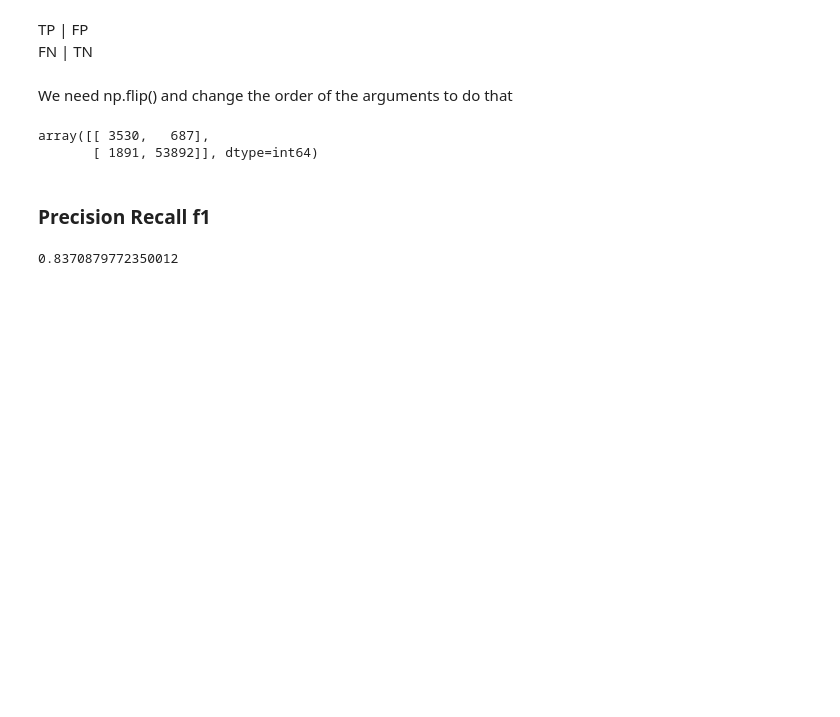
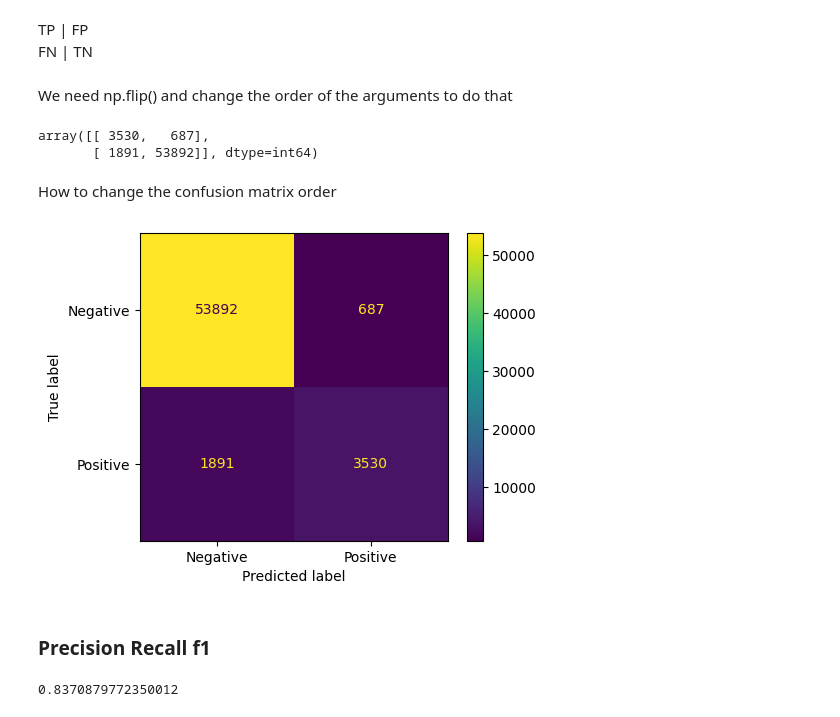
Before and after one commit to Biber76/MachineLearning, a Jupyter notebook: Classification.ipynb, the cells around one changed output. Drawn from its saved outputs; the diff is of its cells as text; code cells hidden in the pictures; blank space fills up the shorter version.

Commit message:
added confusionmatrixdisplay

```diff
--- a/Classification.ipynb
+++ b/Classification.ipynb
@@ -188,6 +188,17 @@ np.flip(confusion_matrix(y_train_pred, y_train_5))
 # %% [output]
 array([[ 3530,   687],
        [ 1891, 53892]], dtype=int64)
+# %% [markdown]
+How to change the confusion matrix order
+# %%
+from sklearn.metrics import ConfusionMatrixDisplay, confusion_matrix
+
+fig, ax = plt.subplots(figsize=(5, 4), dpi=100)
+cm = confusion_matrix(y_train_5, y_train_pred)
+cmp = ConfusionMatrixDisplay(cm, display_labels=["Negative", "Positive"])
+cmp.plot(ax=ax);
+# %% [output]
+[figure, added]
 # %% [markdown]
 ### Precision Recall f1
 # %%
```
